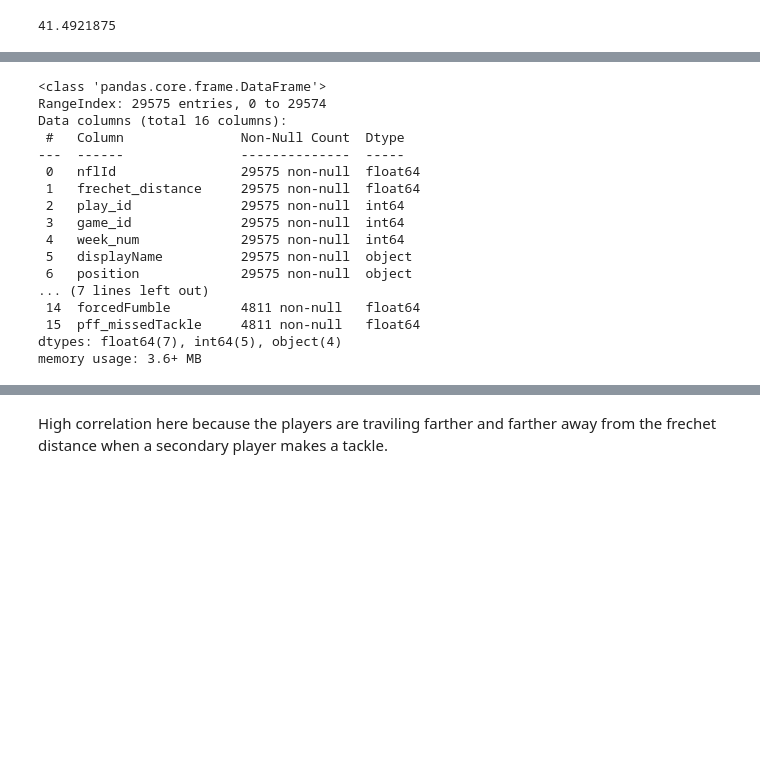
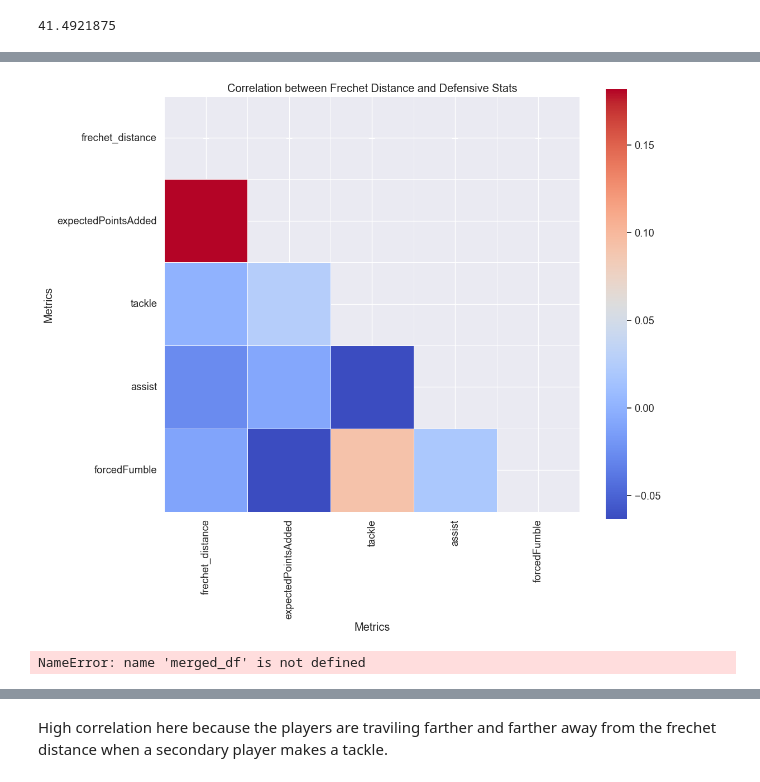
Before and after one commit to tbryan2/nfl-big-data-bowl-2024, a Jupyter notebook: notebooks/eda.ipynb, the cells around one changed output, grey strips where cells are left out. Cells and saved outputs as stored; diff of their text form; code cells hidden in the pictures; blank space fills up the shorter version.

```diff
--- a/notebooks/eda.ipynb
+++ b/notebooks/eda.ipynb
@@ -112,3 +114,3 @@ average_plays_per_game
 # %%
 # Merge the DataFrames on 'playId' and 'nflId'
-merged_df = pd.merge(df, tackles_data, left_on=['playId', 'nflId','gameId'], right_on=['playId', 'nflId','gameId'], how='left')
+frechet_tackles_df = pd.merge(df, tackles_data, left_on=['playId', 'nflId','gameId'], right_on=['playId', 'nflId','gameId'], how='left')
@@ -114,0 +137,14 @@ merged_df = pd.merge(df, tackles_data, left_on=['playId', 'nflId','gameId'], rig
+# %%
+import pandas as pd
+
+# Assuming df is your DataFrame
+# Fill NaN values in defensive stats with 0
+frechet_tackles_df[['tackle', 'assist', 'forcedFumble']] = frechet_tackles_df[['tackle', 'assist', 'forcedFumble']].fillna(0)
+
+# Selecting non-ID and defensive stats columns
+columns_of_interest = ['frechet_distance', 'expectedPointsAdded', 'tackle', 'assist', 'forcedFumble']
+
+# Calculate correlation
+correlation_matrix = frechet_tackles_df[columns_of_interest].corr()
+
+print(correlation_matrix)
@@ -115,20 +165,41 @@ merged_df = pd.merge(df, tackles_data, left_on=['playId', 'nflId','gameId'], rig
+# %%
+import seaborn as sns
+import matplotlib.pyplot as plt
+import numpy as np
+import pandas as pd
+
+# Assuming 'frechet_tackles_df' is a predefined DataFrame with relevant data
+# Make sure to replace the sample data creation with your actual DataFrame
+
+# Fill NaN values with 0 in the DataFrame
+frechet_tackles_df[['tackle', 'assist', 'forcedFumble']] = frechet_tackles_df[['tackle', 'assist', 'forcedFumble']].fillna(0)
+
+# Selecting the columns of interest
+columns_of_interest = ['frechet_distance', 'expectedPointsAdded', 'tackle', 'assist', 'forcedFumble']
+
+# Calculate the correlation matrix
+correlation_matrix = frechet_tackles_df[columns_of_interest].corr()
+
+# Generate a mask for the upper triangle
+mask = np.triu(np.ones_like(correlation_matrix, dtype=bool))
+
+# Increase the figure size and adjust font scale for better visibility
+plt.figure(figsize=(12, 10))
+sns.set(font_scale=1.2)
+
+# Create a heatmap with a mask for the upper triangle
+sns.heatmap(correlation_matrix, mask=mask, annot=True, cmap='coolwarm', fmt=".2f", linewidths=.5, square=True)
+
+# Adding titles and labels for clarity
+plt.title('Correlation between Frechet Distance and Defensive Stats')
+plt.xlabel('Metrics')
+plt.ylabel('Metrics')
+
+# Show the plot
+plt.show()
+# %% [output]
+[figure, added]
 # %%
 merged_df.info()
 # %% [output]
-<class 'pandas.core.frame.DataFrame'>
-RangeIndex: 29575 entries, 0 to 29574
-Data columns (total 16 columns):
- #   Column               Non-Null Count  Dtype
----  ------               --------------  -----
- 0   nflId                29575 non-null  float64
- 1   frechet_distance     29575 non-null  float64
- 2   play_id              29575 non-null  int64
- 3   game_id              29575 non-null  int64
- 4   week_num             29575 non-null  int64
- 5   displayName          29575 non-null  object
- 6   position             29575 non-null  object
-... (7 lines left out)
- 14  forcedFumble         4811 non-null   float64
- 15  pff_missedTackle     4811 non-null   float64
-dtypes: float64(7), int64(5), object(4)
-memory usage: 3.6+ MB
+NameError: name 'merged_df' is not defined
```
Also changed, not shown: parts of 43 cells of this notebook, 1 other file.
